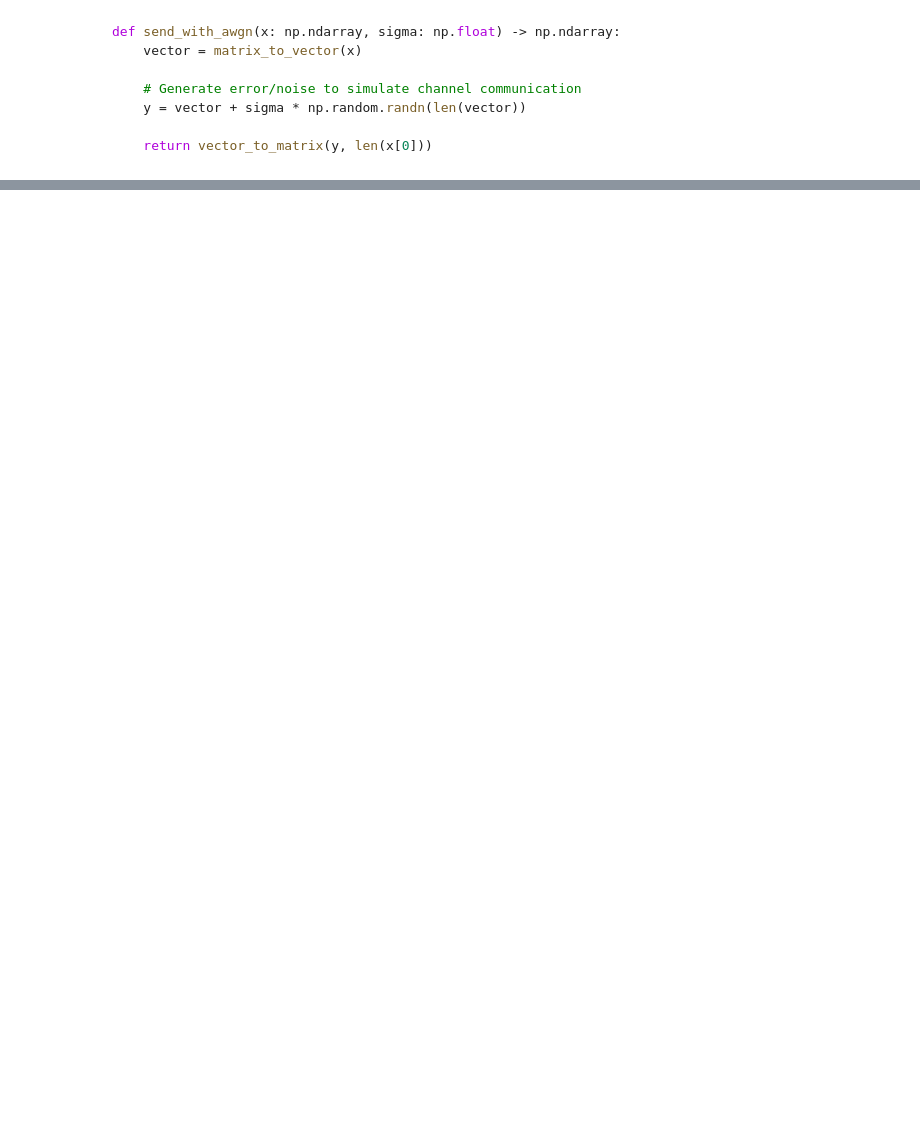
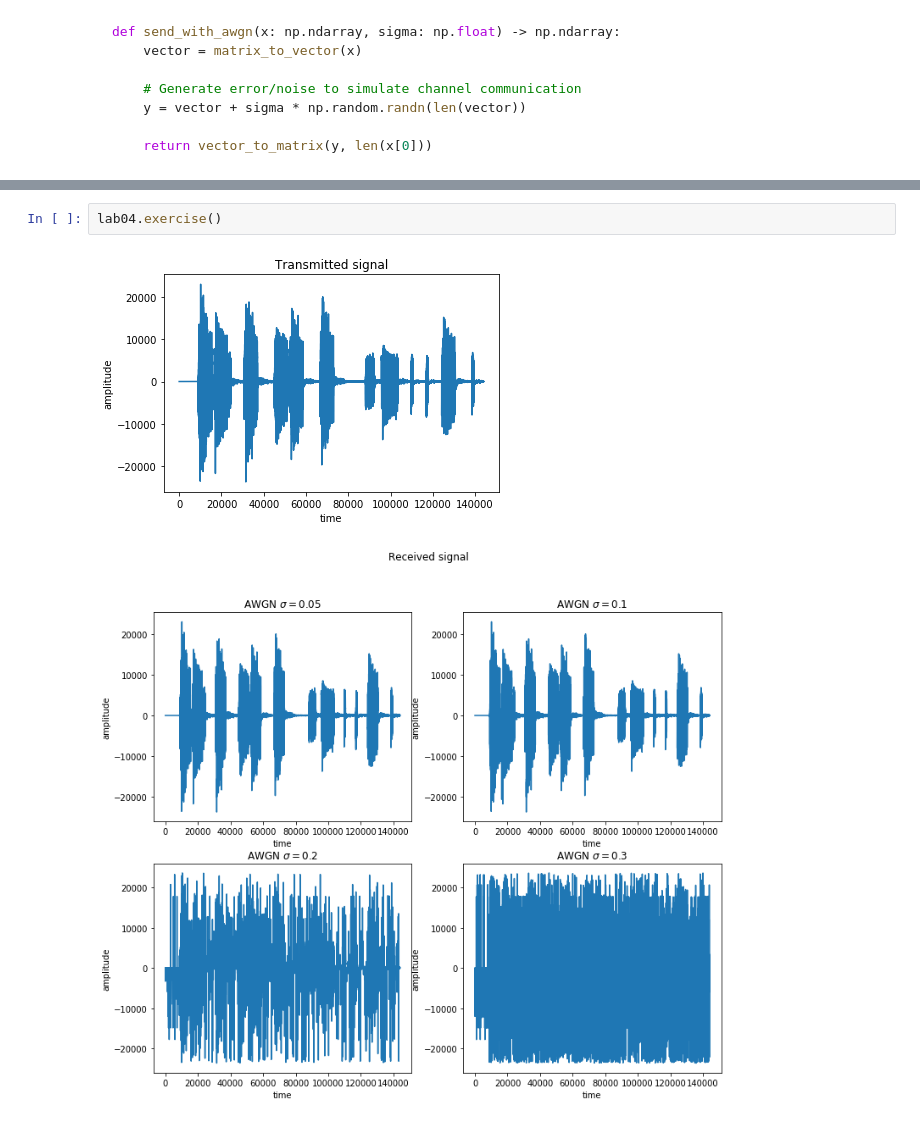
Before and after one commit to andre0xFF/ISEL-LEIM-CPS, a Jupyter notebook: Projects/report.ipynb, the cells around one changed output, grey strips where cells are left out. Saved outputs shown, nothing was run; the diff lists cells and outputs as text; blank space fills up the shorter version.

```diff
--- a/Projects/report.ipynb
+++ b/Projects/report.ipynb
@@ -379,0 +395,5 @@ def send_with_awgn(x: np.ndarray, sigma: np.float) -> np.ndarray:
+# %%
+lab04.exercise()
+# %% [output]
+[figure, added]
+[figure, added]
```
Also changed, not shown: parts of 12 cells of this notebook, 9 other files.
